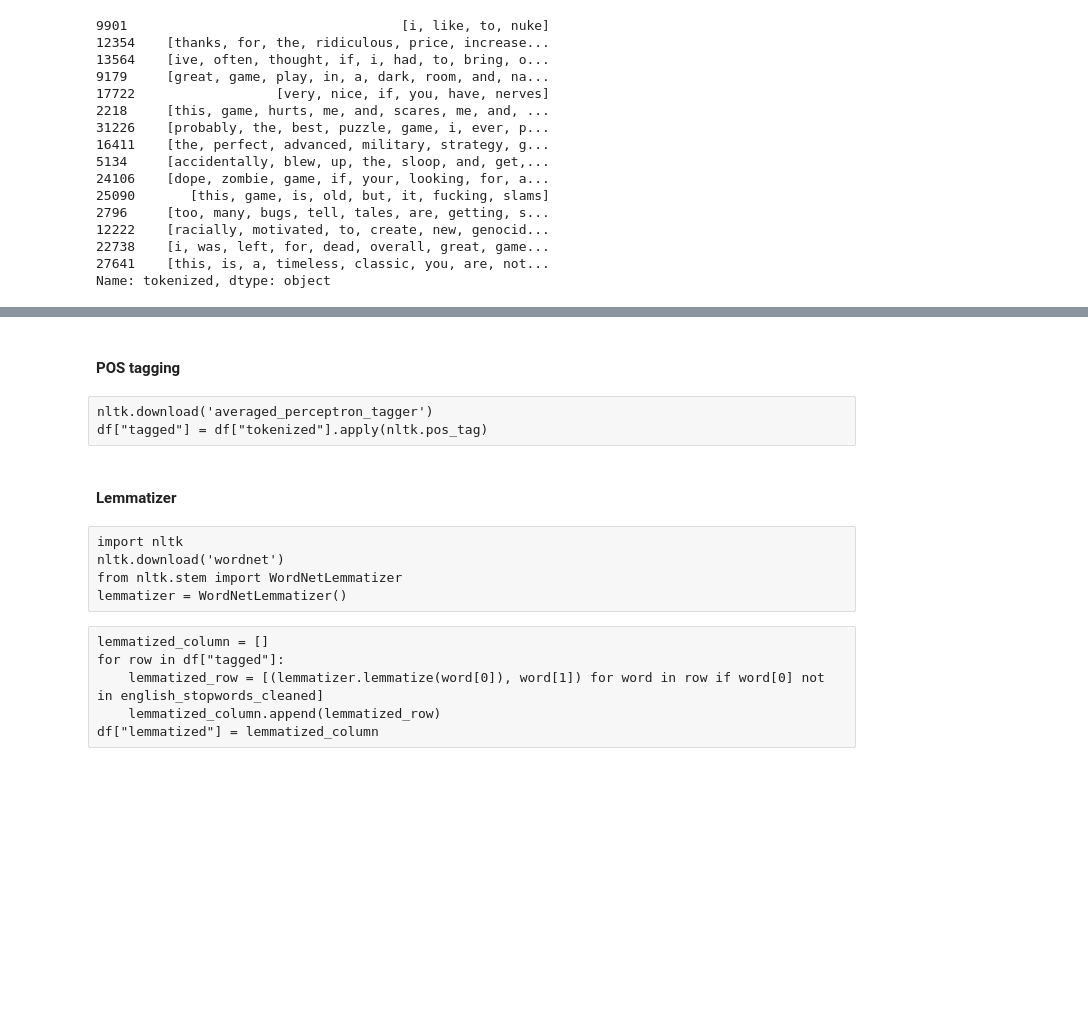
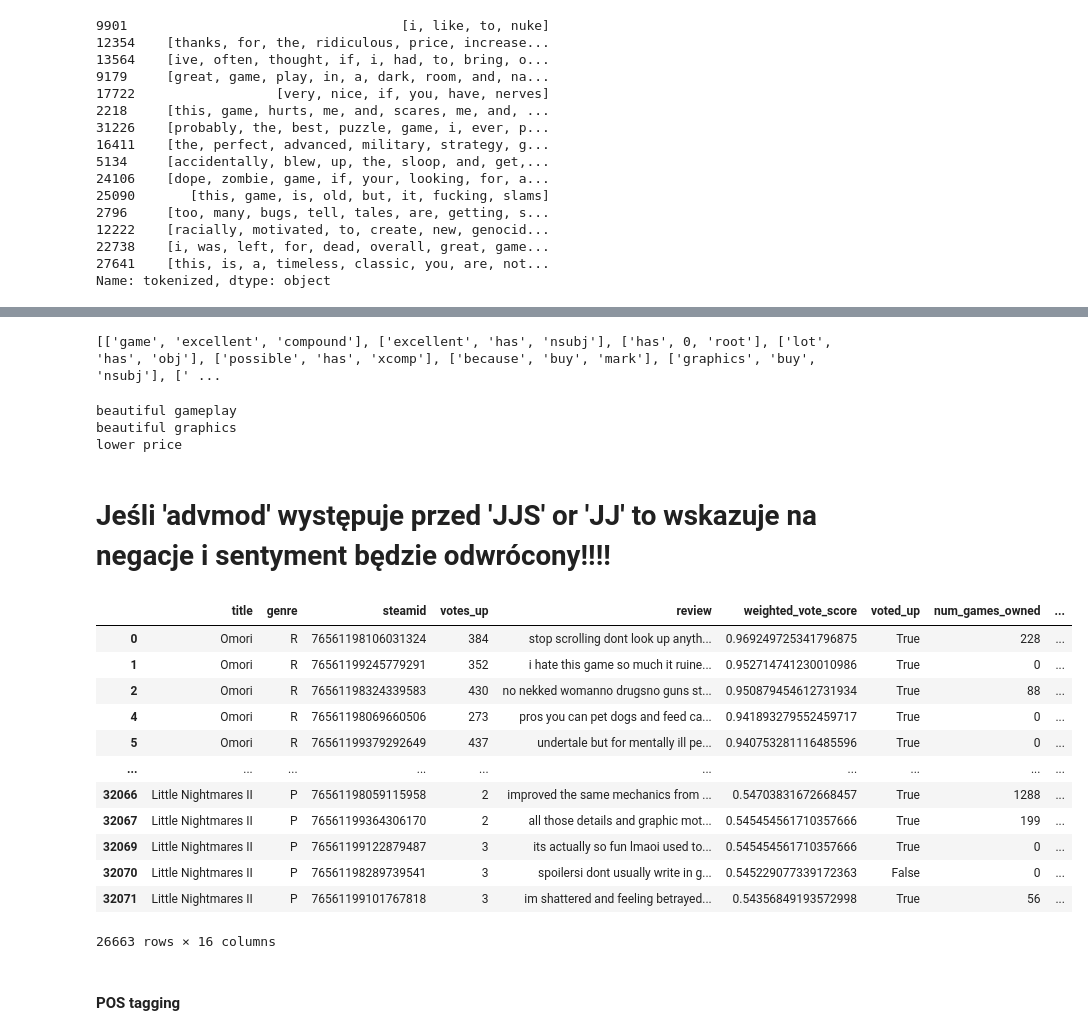
Before and after one commit to markrz12/aspect-based-opinion-mining, a Jupyter notebook: Mgr1.ipynb, the cells around one changed output, grey strips where cells are left out. Cells and saved outputs as stored; diff of their text form; code cells hidden in the pictures; blank space fills up the shorter version.

Commit message:
Dependency parser test 2

```diff
--- a/Mgr1.ipynb
+++ b/Mgr1.ipynb
@@ -549,18 +477,41 @@ print(finalcluster)
+# %%
+dependency_list = []
+for dependency in doc.sentences[1].dependencies:
+    dependency_list.append([dependency[2].text, dependency[0].id, dependency[1]])
+
+for i in range(0, len(dependency_list)):
+    if (int(dependency_list[i][1]) != 0):
+        dependency_list[i][1] = test[1][(int(dependency_list[i][1]) - 1)]
+
+print(dependency_list)
+# %% [output]
+[['game', 'excellent', 'compound'], ['excellent', 'has', 'nsubj'], ['has', 0, 'root'], ['lot', 'has', 'obj'], ['possible', 'has', 'xcomp'], ['because', 'buy', 'mark'], ['graphics', 'buy', 'nsubj'], [' ...
+# %%
+for dependency in doc.sentences[1].dependencies:
+    if (dependency[2].xpos == "NN" or dependency[2].xpos == "NNS" or dependency[2].xpos == "NN" or dependency[2].xpos == "JJ"
+        or dependency[2].xpos == "JJS" or dependency[2].xpos == "JJR") and (dependency[1] == "amod"):
+        print(dependency[2].text, dependency[0].text)
+# %% [output]
+beautiful gameplay
+beautiful graphics
+lower price
+# %% [markdown]
+# Jeśli 'advmod' występuje przed 'JJS' or 'JJ' to wskazuje na negacje i sentyment będzie odwrócony!!!!
+# %%
+df
+# %% [output]
+|  | title | genre | steamid | votes_up | review | weighted_vote_score | voted_up | num_games_owned | ... |
+| 0 | Omori | R | 76561198106031324 | 384 | stop scrolling dont look up anyth... | 0.969249725341796875 | True | 228 | ... |
+| 1 | Omori | R | 76561199245779291 | 352 | i hate this game so much it ruine... | 0.952714741230010986 | True | 0 | ... |
+| 2 | Omori | R | 76561198324339583 | 430 | no nekked womanno drugsno guns st... | 0.950879454612731934 | True | 88 | ... |
+| 4 | Omori | R | 76561198069660506 | 273 | pros you can pet dogs and feed ca... | 0.941893279552459717 | True | 0 | ... |
+| 5 | Omori | R | 76561199379292649 | 437 | undertale but for mentally ill pe... | 0.940753281116485596 | True | 0 | ... |
+| ... | ... | ... | ... | ... | ... | ... | ... | ... | ... |
+| 32066 | Little Nightmares II | P | 76561198059115958 | 2 | improved the same mechanics from ... | 0.54703831672668457 | True | 1288 | ... |
+| 32067 | Little Nightmares II | P | 76561199364306170 | 2 | all those details and graphic mot... | 0.545454561710357666 | True | 199 | ... |
+| 32069 | Little Nightmares II | P | 76561199122879487 | 3 | its actually so fun lmaoi used to... | 0.545454561710357666 | True | 0 | ... |
+| 32070 | Little Nightmares II | P | 76561198289739541 | 3 | spoilersi dont usually write in g... | 0.545229077339172363 | False | 0 | ... |
+| 32071 | Little Nightmares II | P | 76561199101767818 | 3 | im shattered and feeling betrayed... | 0.54356849193572998 | True | 56 | ... |
+26663 rows × 16 columns
 # %% [markdown]
 #### POS tagging
-# %% [raw]
-nltk.download('averaged_perceptron_tagger')
-df["tagged"] = df["tokenized"].apply(nltk.pos_tag)
-# %% [markdown]
-#### Lemmatizer
-# %% [raw]
-import nltk
-nltk.download('wordnet')
-from nltk.stem import WordNetLemmatizer
-lemmatizer = WordNetLemmatizer()
-# %% [raw]
-lemmatized_column = []
-for row in df["tagged"]:
-    lemmatized_row = [(lemmatizer.lemmatize(word[0]), word[1]) for word in row if word[0] not in english_stopwords_cleaned]
-    lemmatized_column.append(lemmatized_row)
-df["lemmatized"] = lemmatized_column
```
Also changed, not shown: parts of 28 cells of this notebook.
